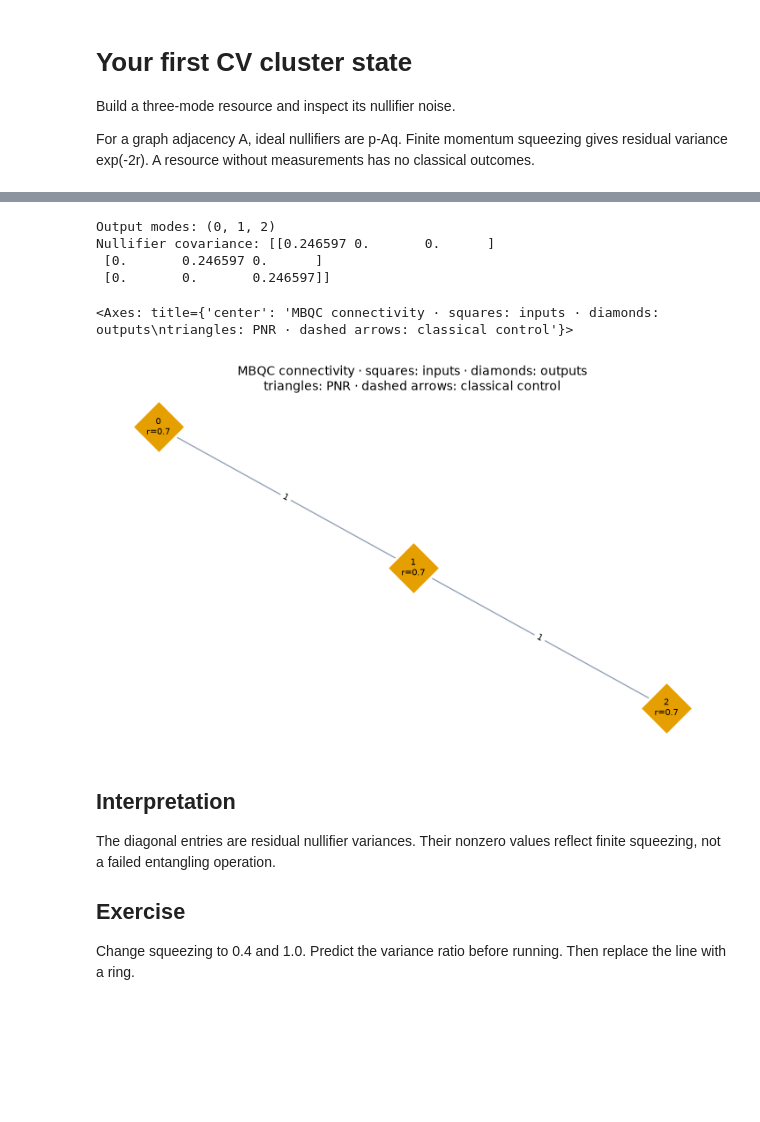
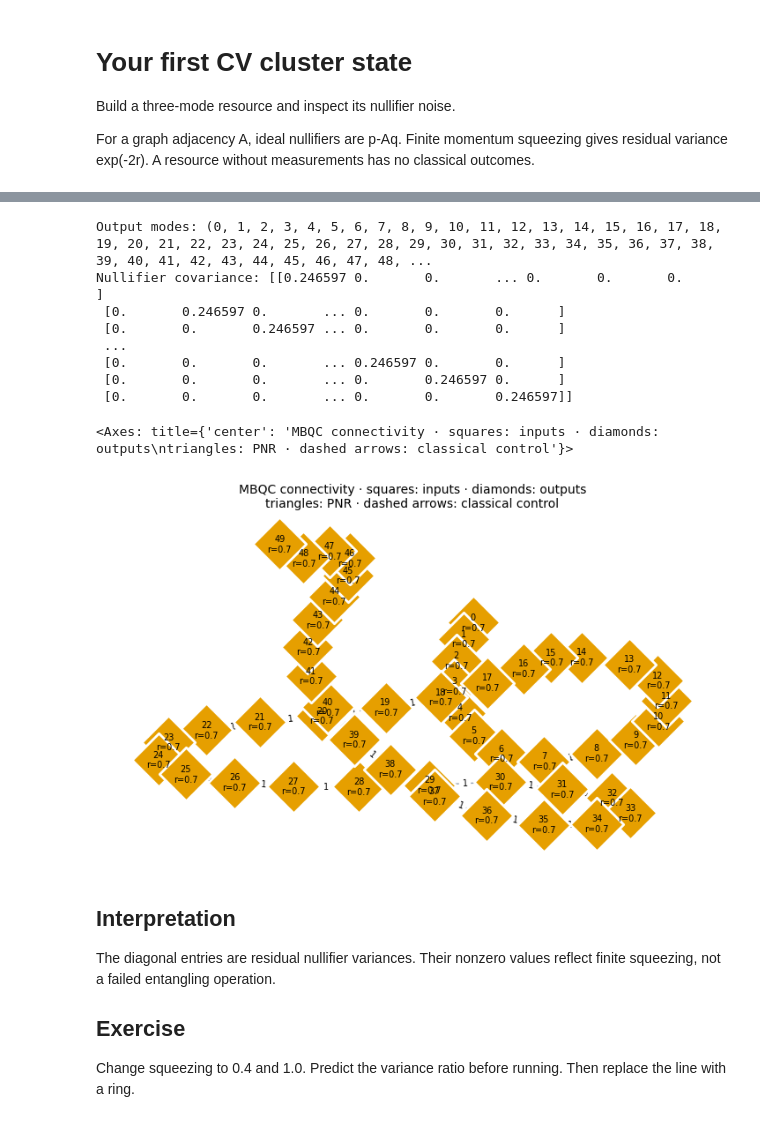
Before and after one commit to chinmoybiswasdeep/PhotoGraphiQ, a Jupyter notebook: notebooks/01_quickstart.ipynb, the cells around one changed output, grey strips where cells are left out. Drawn from its saved outputs; the diff is of its cells as text; code cells hidden in the pictures; blank space fills up the shorter version.

```diff
--- a/notebooks/01_quickstart.ipynb
+++ b/notebooks/01_quickstart.ipynb
@@ -7,23 +17,26 @@ For a graph adjacency A, ideal nullifiers are p-Aq. Finite momentum squeezing gi
+# %%
+modes = 50
 # %%
-import numpy as np
-import matplotlib.pyplot as plt
-import photographiq as pg
-graph = pg.CVGraph.line(3, squeezing=0.7)
+graph = pg.CVGraph.line(modes=modes, squeezing=0.7)
 pattern = pg.Pattern(graph)
 result = pg.simulate(pattern, backend="gaussian", seed=7)
 nullifiers = graph.nullifiers()
 noise = nullifiers @ result.state.covariance @ nullifiers.T
 print("Output modes:", result.state.nodes)
 print("Nullifier covariance:", np.round(noise, 6))
-np.testing.assert_allclose(noise, np.eye(3)*np.exp(-1.4), atol=1e-12)
+np.testing.assert_allclose(noise, np.eye(modes)*np.exp(-1.4), atol=1e-12)
 pattern.draw()
 # %% [output]
-Output modes: (0, 1, 2)
-Nullifier covariance: [[0.246597 0.       0.      ]
- [0.       0.246597 0.      ]
- [0.       0.       0.246597]]
+Output modes: (0, 1, 2, 3, 4, 5, 6, 7, 8, 9, 10, 11, 12, 13, 14, 15, 16, 17, 18, 19, 20, 21, 22, 23, 24, 25, 26, 27, 28, 29, 30, 31, 32, 33, 34, 35, 36, 37, 38, 39, 40, 41, 42, 43, 44, 45, 46, 47, 48, ...
+Nullifier covariance: [[0.246597 0.       0.       ... 0.       0.       0.      ]
+ [0.       0.246597 0.       ... 0.       0.       0.      ]
+ [0.       0.       0.246597 ... 0.       0.       0.      ]
+ ...
+ [0.       0.       0.       ... 0.246597 0.       0.      ]
+ [0.       0.       0.       ... 0.       0.246597 0.      ]
+ [0.       0.       0.       ... 0.       0.       0.246597]]
 <Axes: title={'center': 'MBQC connectivity · squares: inputs · diamonds: outputs\ntriangles: PNR · dashed arrows: classical control'}>
-[figure, old version]
+[figure, new version]
 # %% [markdown]
 ## Interpretation
 
```
Also changed, not shown: parts of 2 cells of this notebook, 3 other files.
